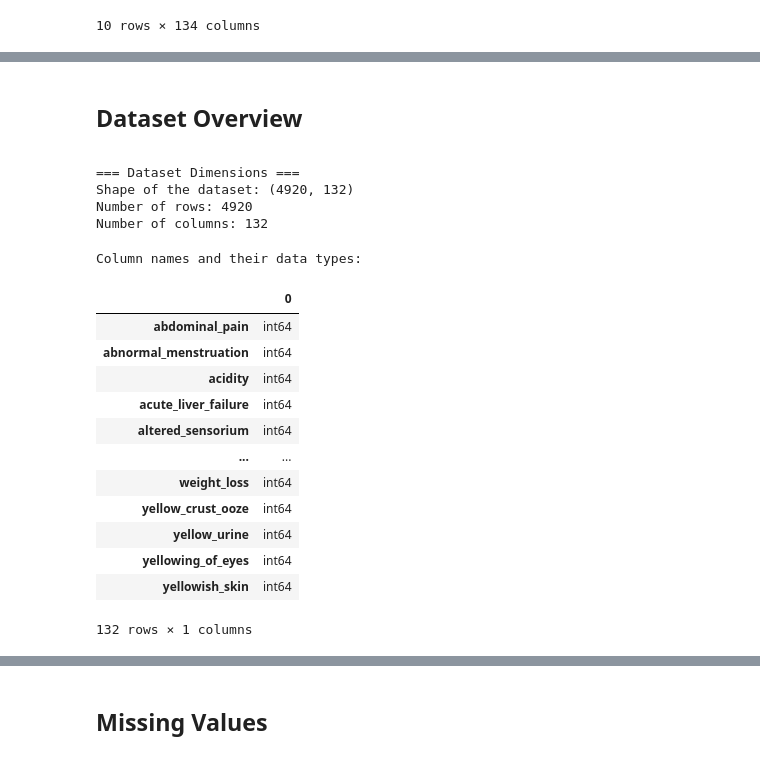
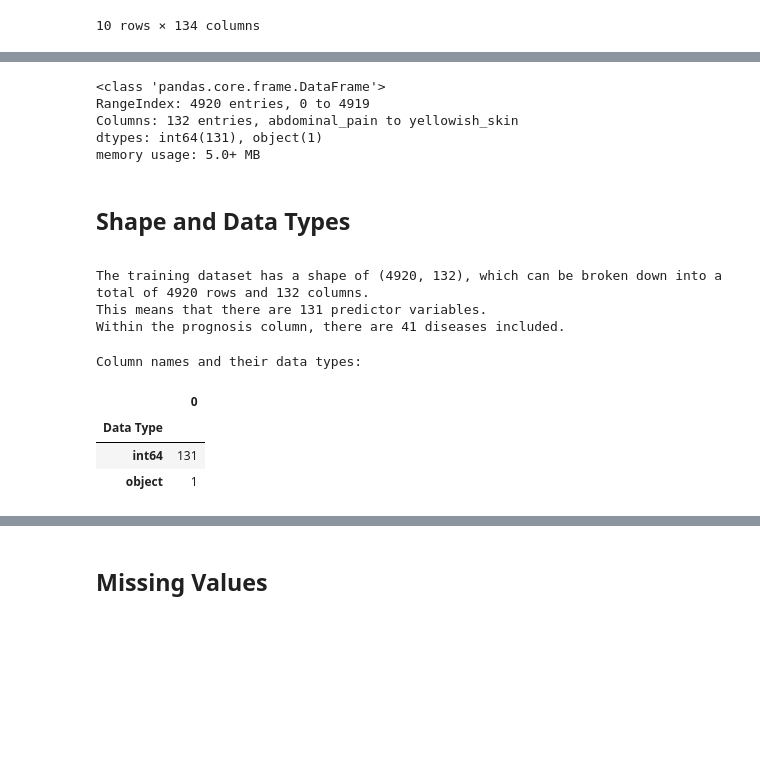
Before and after one commit to franklinen/disease_prediction, a Jupyter notebook: exploratory_analysis.ipynb, the cells around one changed output, grey strips where cells are left out. Saved outputs shown, nothing was run; the diff lists cells and outputs as text; code cells hidden in the pictures; blank space fills up the shorter version.

```diff
--- a/exploratory_analysis.ipynb
+++ b/exploratory_analysis.ipynb
@@ -90,32 +66,28 @@ train_data = train_data[train_data.columns.difference(['Unnamed: 133', 'fluid_ov
-# %% [markdown]
-## Dataset Overview
-<a id="Overview-of-Dataset"></a>
-# %%
-print("=== Dataset Dimensions ===")
-print(f"Shape of the dataset: {train_data.shape}")
-print(f"Number of rows: {train_data.shape[0]}")
-print(f"Number of columns: {train_data.shape[1]}")
-# %% [output]
-=== Dataset Dimensions ===
-Shape of the dataset: (4920, 132)
-Number of rows: 4920
-Number of columns: 132
+# %%
+train_data.info()
+# %% [output]
+<class 'pandas.core.frame.DataFrame'>
+RangeIndex: 4920 entries, 0 to 4919
+Columns: 132 entries, abdominal_pain to yellowish_skin
+dtypes: int64(131), object(1)
+memory usage: 5.0+ MB
+# %% [markdown]
+## Shape and Data Types
+<a id="Shape-and-Data-Types"></a>
+# %%
+print(f"The training dataset has a shape of {train_data.shape}, which can be broken down into a total of {train_data.shape[0]} rows and {train_data.shape[1]} columns. \nThis means that there are {train_data.shape[1] - 1} predictor variables. \nWithin the prognosis column, there are {len(train_data['prognosis'].unique())} diseases included.")
+# %% [output]
+The training dataset has a shape of (4920, 132), which can be broken down into a total of 4920 rows and 132 columns.
+This means that there are 131 predictor variables.
+Within the prognosis column, there are 41 diseases included.
 # %%
-# Data types
 print("\nColumn names and their data types:")
-pd.DataFrame(train_data.dtypes)
+dtypes = pd.DataFrame(train_data.dtypes, columns=['Data Type'])
+dtypes.index.name = 'Column Name'
+dtypes.groupby('Data Type').size().to_frame()
 # %% [output]
 Column names and their data types:
 |  | 0 |
-| abdominal_pain | int64 |
-| abnormal_menstruation | int64 |
-| acidity | int64 |
-| acute_liver_failure | int64 |
-| altered_sensorium | int64 |
-| ... | ... |
-| weight_loss | int64 |
-| yellow_crust_ooze | int64 |
-| yellow_urine | int64 |
-| yellowing_of_eyes | int64 |
-| yellowish_skin | int64 |
+| Data Type |  |
+| int64 | 131 |
+| object | 1 |
-132 rows × 1 columns
```
Also changed, not shown: parts of 32 cells of this notebook.
